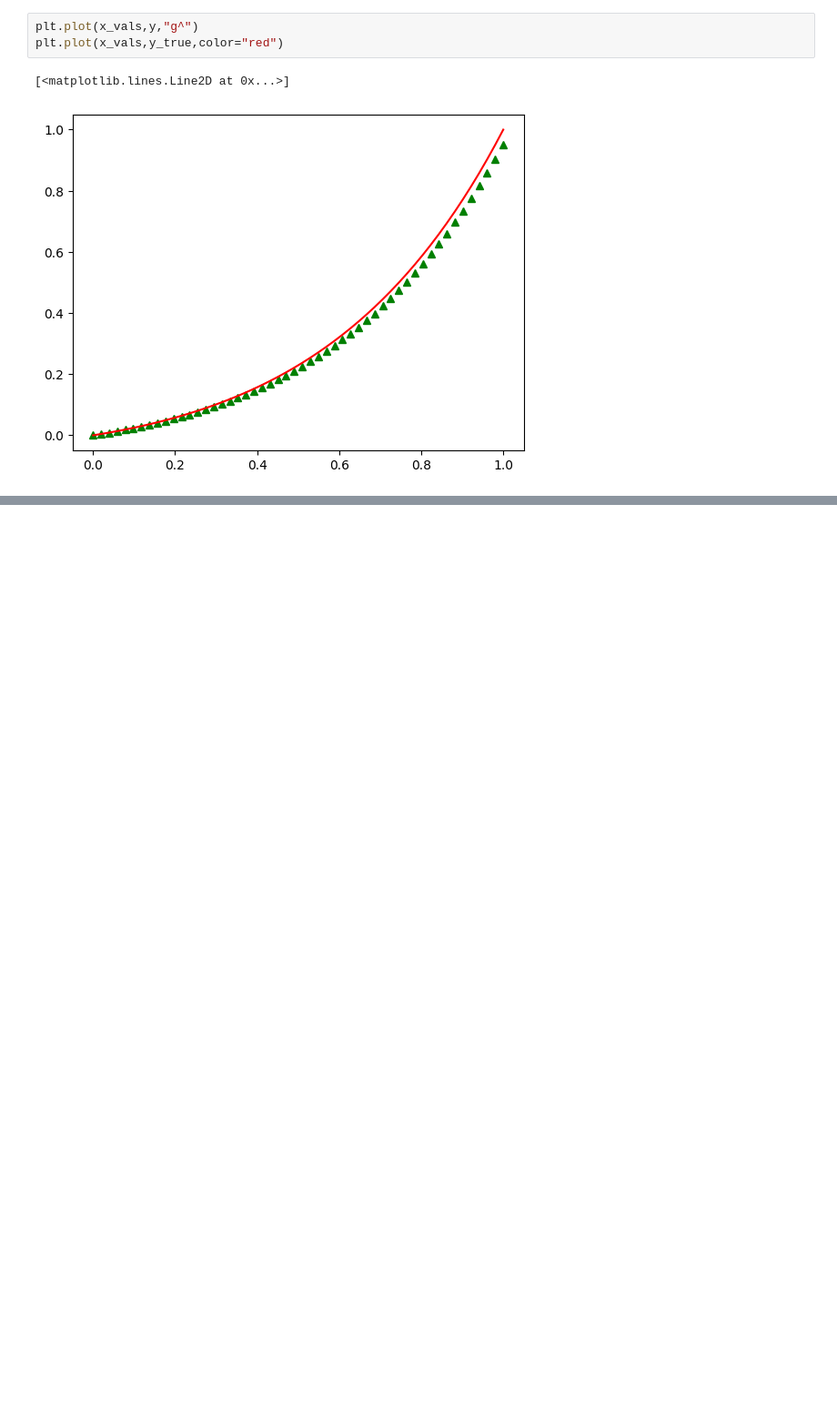
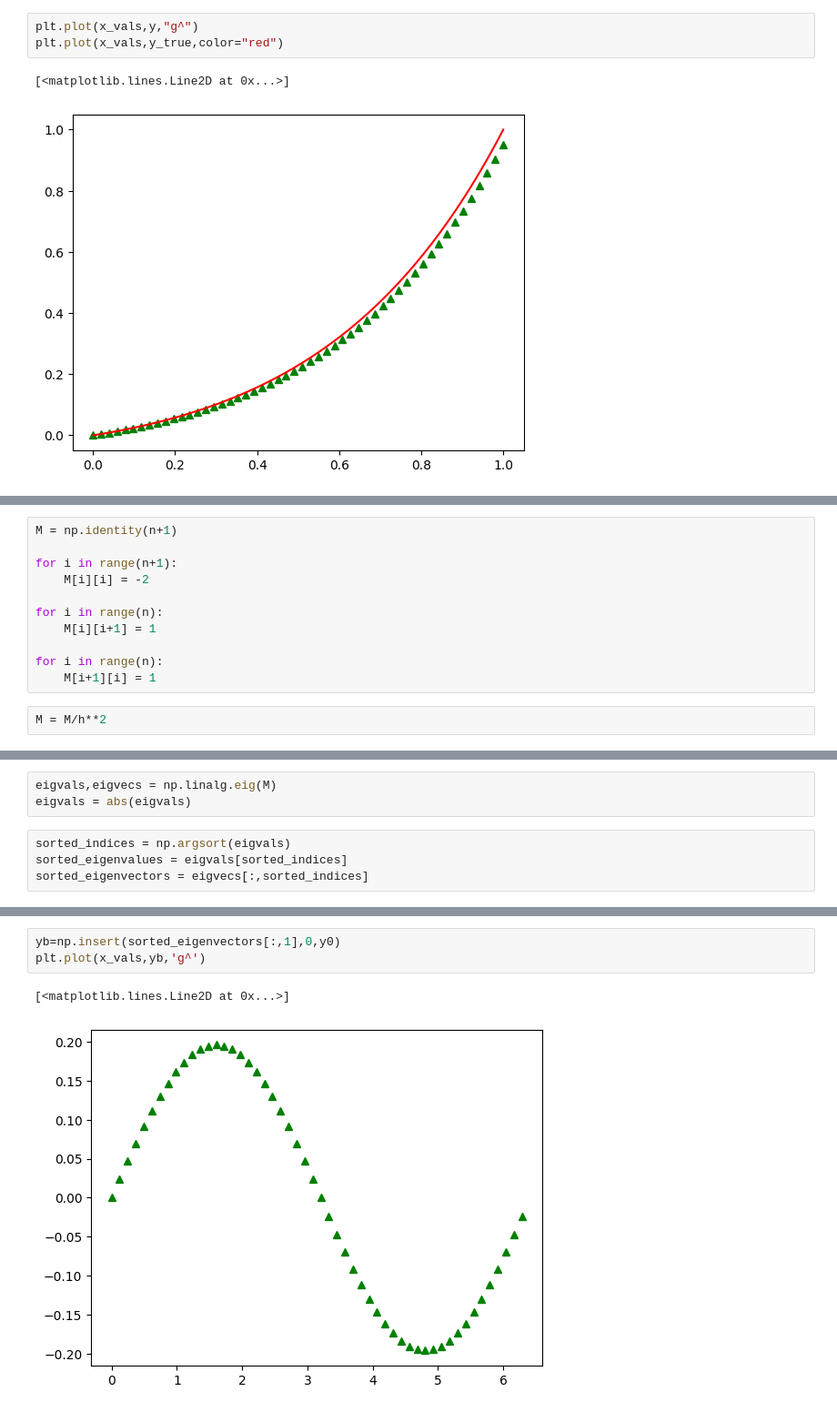
Before and after one commit to 19peirooo/Programas, a Jupyter notebook: Repaso/FiniteDifferences.ipynb, the cells around one changed output, grey strips where cells are left out. Shown at 91% size. Cells and saved outputs as stored; diff of their text form; blank space fills up the shorter version.

```diff
--- a/Repaso/FiniteDifferences.ipynb
+++ b/Repaso/FiniteDifferences.ipynb
@@ -483,0 +495,13 @@ plt.plot(x_vals,y_true,color="red")
+# %%
+M = np.identity(n+1)
+
+for i in range(n+1):
+    M[i][i] = -2
+
+for i in range(n):
+    M[i][i+1] = 1
+
+for i in range(n):
+    M[i+1][i] = 1
+# %%
+M = M/h**2
@@ -483,0 +512,7 @@ plt.plot(x_vals,y_true,color="red")
+# %%
+eigvals,eigvecs = np.linalg.eig(M)
+eigvals = abs(eigvals)
+# %%
+sorted_indices = np.argsort(eigvals)
+sorted_eigenvalues = eigvals[sorted_indices]
+sorted_eigenvectors = eigvecs[:,sorted_indices]
@@ -483,0 +551,6 @@ plt.plot(x_vals,y_true,color="red")
+# %%
+yb=np.insert(sorted_eigenvectors[:,1],0,y0)
+plt.plot(x_vals,yb,'g^')
+# %% [output]
+[<matplotlib.lines.Line2D at 0x...>]
+[figure, added]
```
Also changed, not shown: parts of 6 cells of this notebook.
